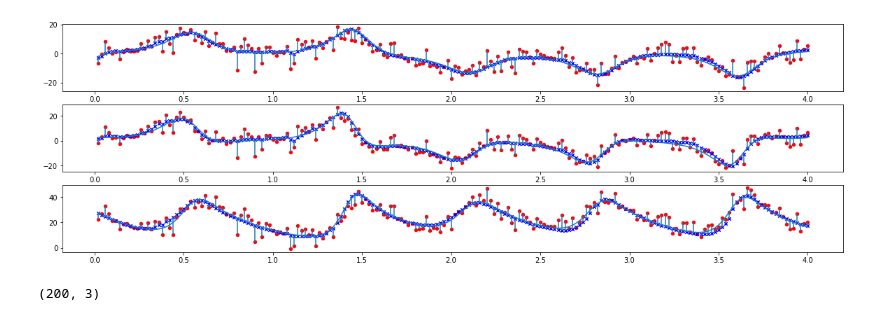
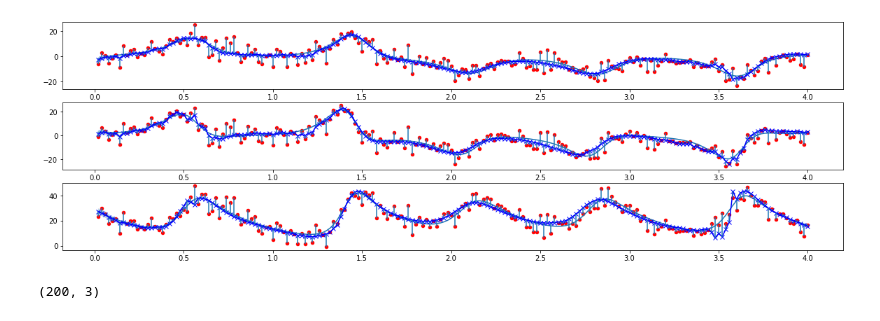
Before and after one commit to VTrappler/DA_sandbox, a Jupyter notebook: lorenz63_EnKF.ipynb, the cells around one changed output. Saved outputs shown, nothing was run; the diff lists cells and outputs as text; code cells hidden in the pictures.

```diff
--- a/lorenz63_EnKF.ipynb
+++ b/lorenz63_EnKF.ipynb
@@ -8,5 +10,5 @@ from DAmethod.ETKF import ETKF
 # %%
-Nensemble = 64 * 2
+Nensemble = 64 // 2
 period_assim = 1
 Nsteps = 200
 state_dimension= 3
@@ -36,18 +38,22 @@ enkf.generate_ensemble(mean=initial_state, cov=np.eye(state_dimension))
 
 dEnKF = enkf.run(Nsteps, get_obs=generate_observations)
 # %%
-est_ = np.array(dEnKF["ensemble_a"]).mean(-1)
+xabar = np.array(dEnKF["ensemble_a"]).mean(-1)
+xa_std = np.array(dEnKF["ensemble_a"]).std(-1)
+xbarpstd = xabar +  3 * xa_std
+xbarmstd = xabar - 3*xa_std
 obs_ = np.array(dEnKF["observations"])
 plt.figure(figsize=(20, 6))
 for i in range(3):
     plt.subplot(3, 1, i + 1)
     plt.plot(truth.t[5001:], truth.state_vector[i, 5001:])
     plt.scatter(dEnKF["time"], obs_[:, i], marker="o", c="red", s=20)
-    plt.scatter(dEnKF["time"], est_[:, i], marker="x", color="blue", s=20)
-    plt.vlines(dEnKF["time"], est_[:, i], obs_[:, i])
+    plt.plot(dEnKF["time"], xabar[:, i], "x-", color="blue")
+    plt.vlines(dEnKF["time"], xabar[:, i], obs_[:, i])
+    plt.fill_between(dEnKF["time"], xbarmstd[:, i], xbarpstd[:, i], alpha=0.3)
 plt.show()
 # %% [output]
-[figure, old version]
+[figure, new version]
 # %%
 obs_.shape
 # %% [output]
```
Also changed, not shown: parts of 1 cell of this notebook, 7 other files.
